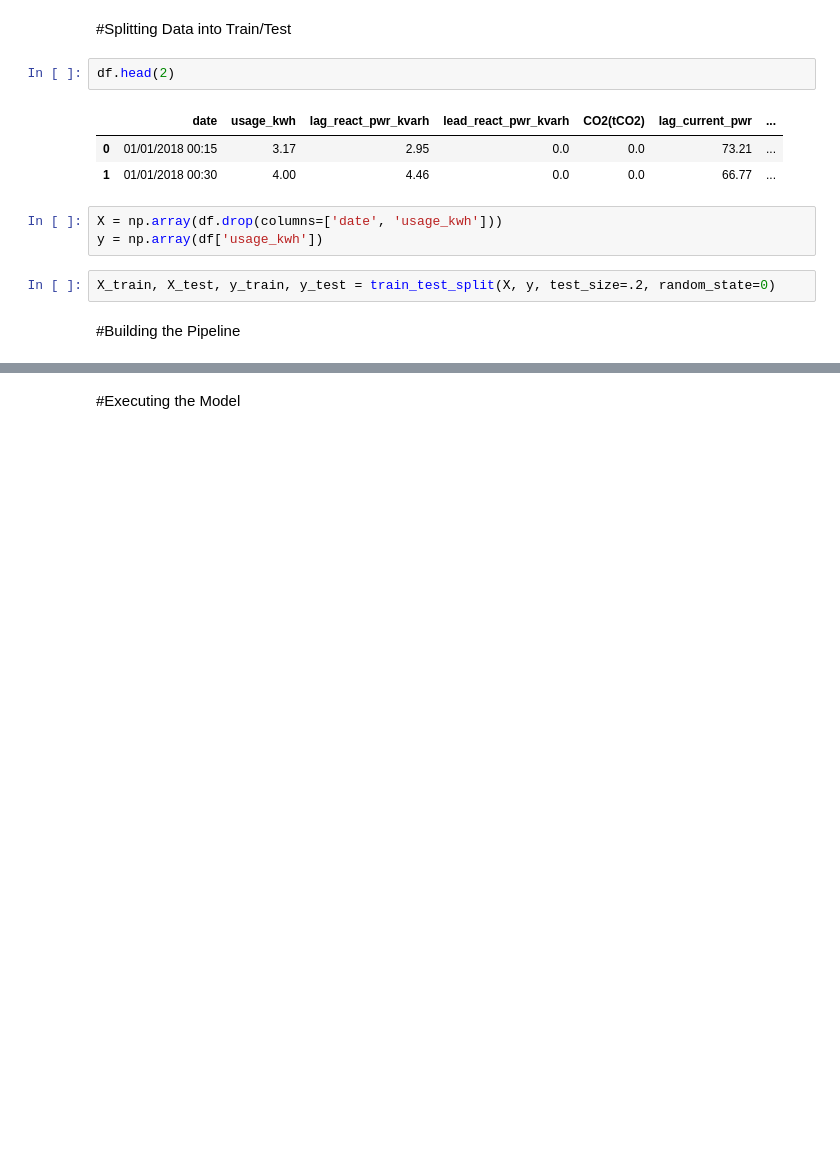
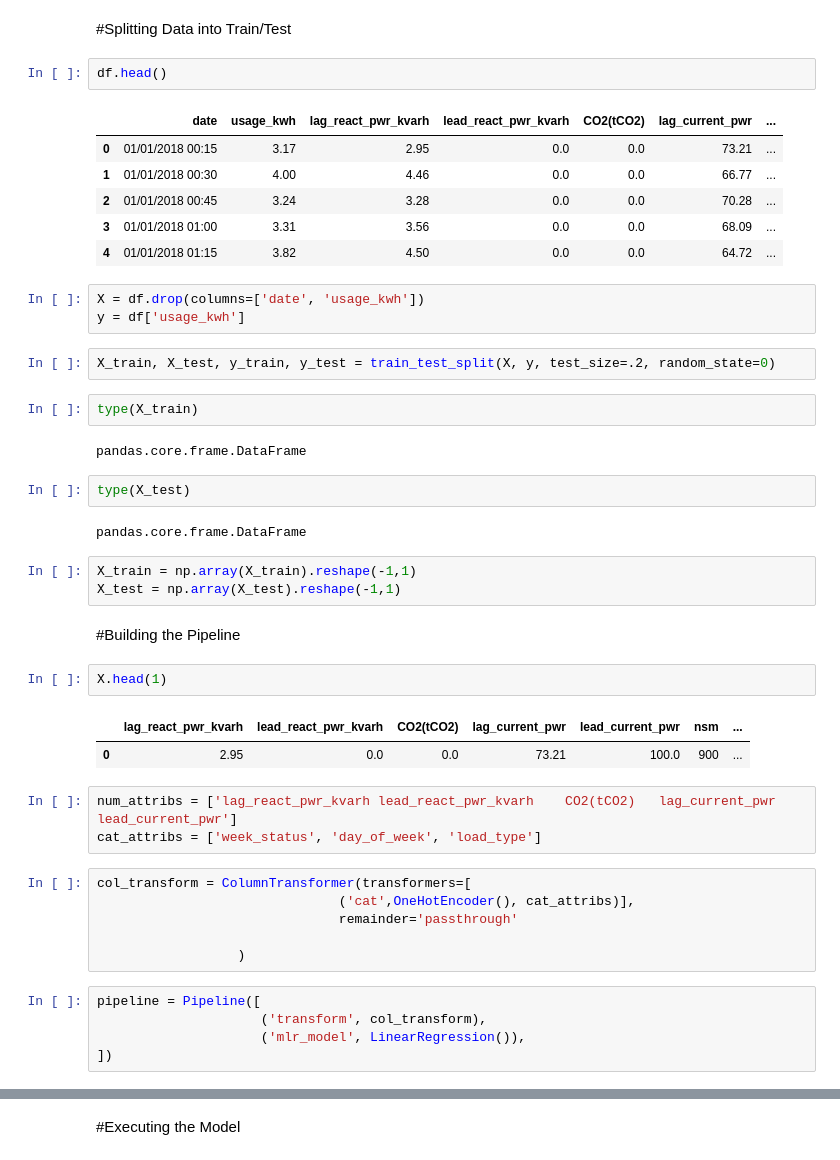
Before and after one commit to valenderval/MLA_JFV, a Jupyter notebook: MLA2_JFV.ipynb, the cells around one changed output, grey strips where cells are left out. Saved outputs shown, nothing was run; the diff lists cells and outputs as text; blank space fills up the shorter version.

```diff
--- a/MLA2_JFV.ipynb
+++ b/MLA2_JFV.ipynb
@@ -139,15 +139,48 @@ write up any interesting patterns you see from the pairplot.
 # %% [markdown]
 #Splitting Data into Train/Test
 # %%
-df.head(2)
+df.head()
 # %% [output]
 |  | date | usage_kwh | lag_react_pwr_kvarh | lead_react_pwr_kvarh | CO2(tCO2) | lag_current_pwr | ... |
 | 0 | 01/01/2018 00:15 | 3.17 | 2.95 | 0.0 | 0.0 | 73.21 | ... |
 | 1 | 01/01/2018 00:30 | 4.00 | 4.46 | 0.0 | 0.0 | 66.77 | ... |
+| 2 | 01/01/2018 00:45 | 3.24 | 3.28 | 0.0 | 0.0 | 70.28 | ... |
+| 3 | 01/01/2018 01:00 | 3.31 | 3.56 | 0.0 | 0.0 | 68.09 | ... |
+| 4 | 01/01/2018 01:15 | 3.82 | 4.50 | 0.0 | 0.0 | 64.72 | ... |
 # %%
-X = np.array(df.drop(columns=['date', 'usage_kwh']))
-y = np.array(df['usage_kwh'])
+X = df.drop(columns=['date', 'usage_kwh'])
+y = df['usage_kwh']
 # %%
 X_train, X_test, y_train, y_test = train_test_split(X, y, test_size=.2, random_state=0)
+# %%
+type(X_train)
+# %% [output]
+pandas.core.frame.DataFrame
+# %%
+type(X_test)
+# %% [output]
+pandas.core.frame.DataFrame
+# %%
+X_train = np.array(X_train).reshape(-1,1)
+X_test = np.array(X_test).reshape(-1,1)
 # %% [markdown]
 #Building the Pipeline
+# %%
+X.head(1)
+# %% [output]
+|  | lag_react_pwr_kvarh | lead_react_pwr_kvarh | CO2(tCO2) | lag_current_pwr | lead_current_pwr | nsm | ... |
+| 0 | 2.95 | 0.0 | 0.0 | 73.21 | 100.0 | 900 | ... |
+# %%
+num_attribs = ['lag_react_pwr_kvarh	lead_react_pwr_kvarh	CO2(tCO2)	lag_current_pwr	lead_current_pwr']
+cat_attribs = ['week_status', 'day_of_week', 'load_type']
+# %%
+col_transform = ColumnTransformer(transformers=[
+                               ('cat',OneHotEncoder(), cat_attribs)],
+                               remainder='passthrough'
+
+                  )
+# %%
+pipeline = Pipeline([
+                     ('transform', col_transform),
+                     ('mlr_model', LinearRegression()),
+])
```
Also changed, not shown: parts of 2 cells of this notebook.
